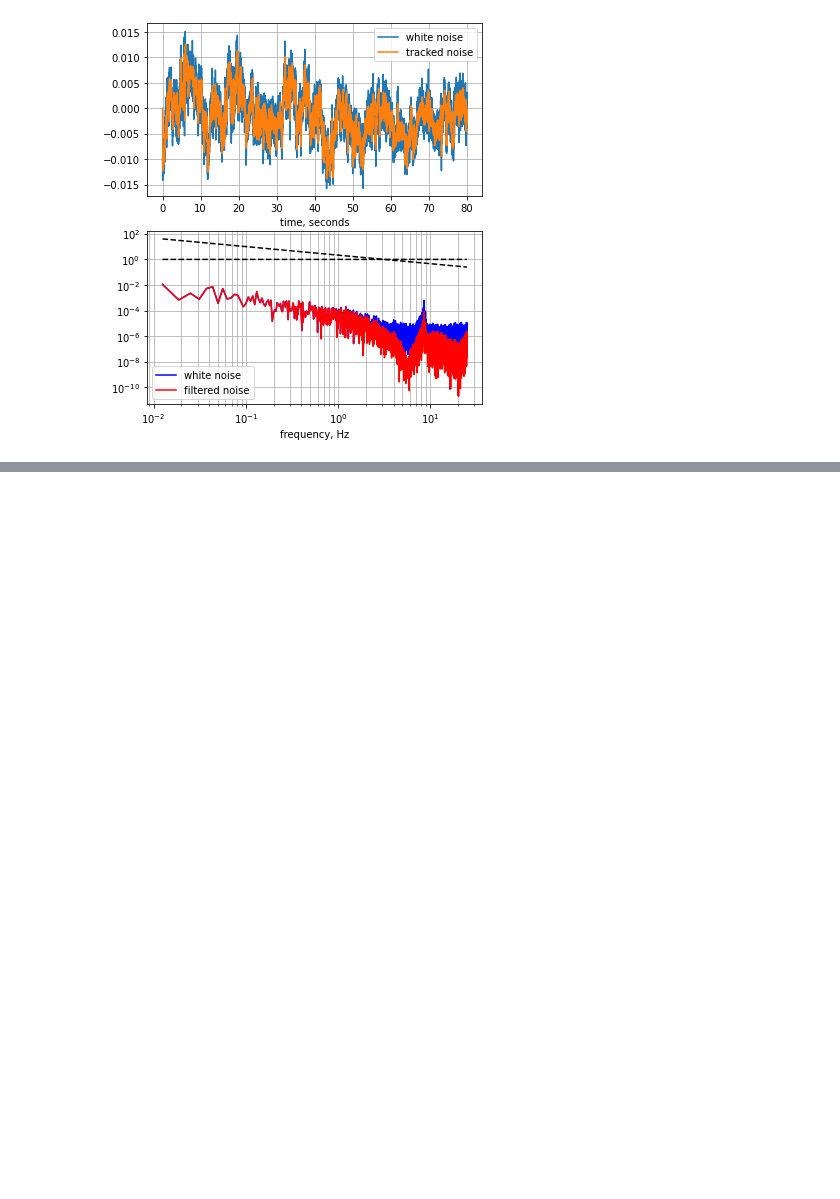
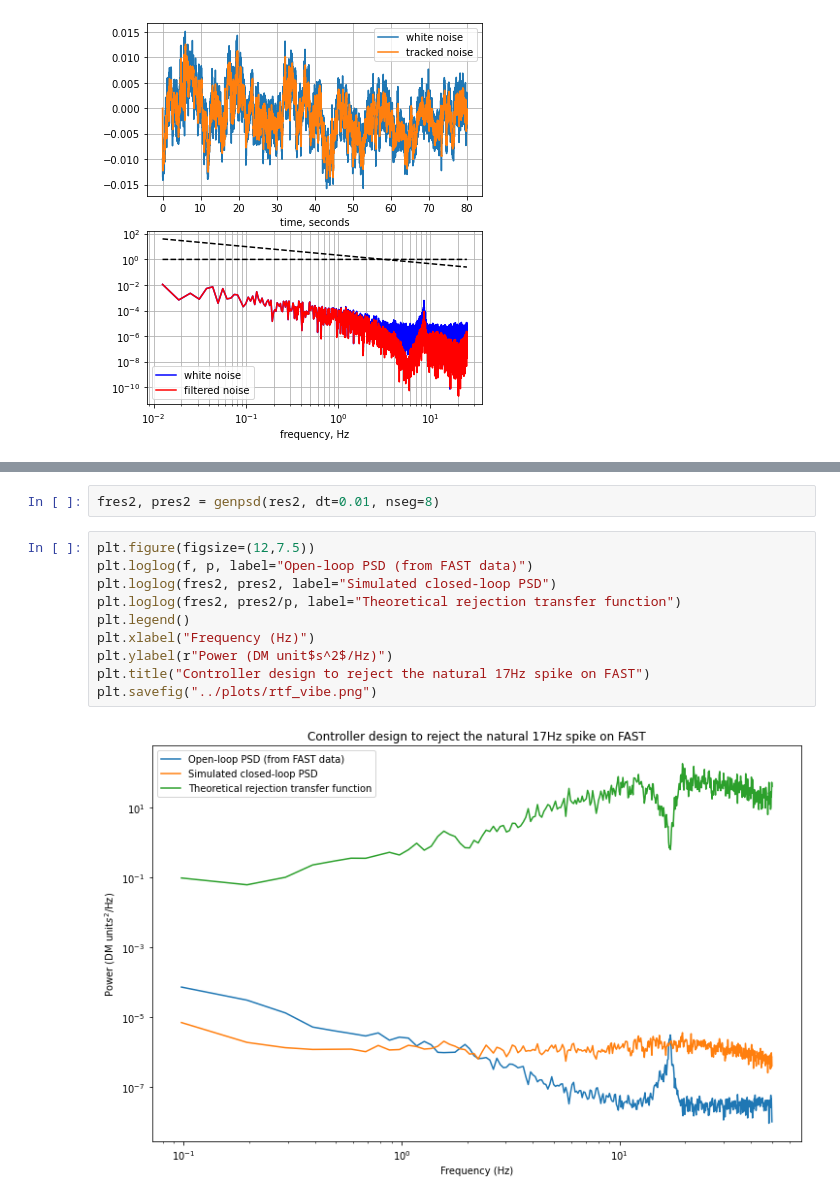
Before and after one commit to aditya-sengupta/seallqg, a Jupyter notebook: notebooks/notch_filter.ipynb, the cells around one changed output, grey strips where cells are left out. Cells and saved outputs as stored; diff of their text form; blank space fills up the shorter version.

```diff
--- a/notebooks/notch_filter.ipynb
+++ b/notebooks/notch_filter.ipynb
@@ -75,0 +82,14 @@ rms(res2)
+# %%
+fres2, pres2 = genpsd(res2, dt=0.01, nseg=8)
+# %%
+plt.figure(figsize=(12,7.5))
+plt.loglog(f, p, label="Open-loop PSD (from FAST data)")
+plt.loglog(fres2, pres2, label="Simulated closed-loop PSD")
+plt.loglog(fres2, pres2/p, label="Theoretical rejection transfer function")
+plt.legend()
+plt.xlabel("Frequency (Hz)")
+plt.ylabel(r"Power (DM unit$s^2$/Hz)")
+plt.title("Controller design to reject the natural 17Hz spike on FAST")
+plt.savefig("../plots/rtf_vibe.png")
+# %% [output]
+[figure, added]
```
Also changed, not shown: parts of 7 cells of this notebook, 2 other files.
